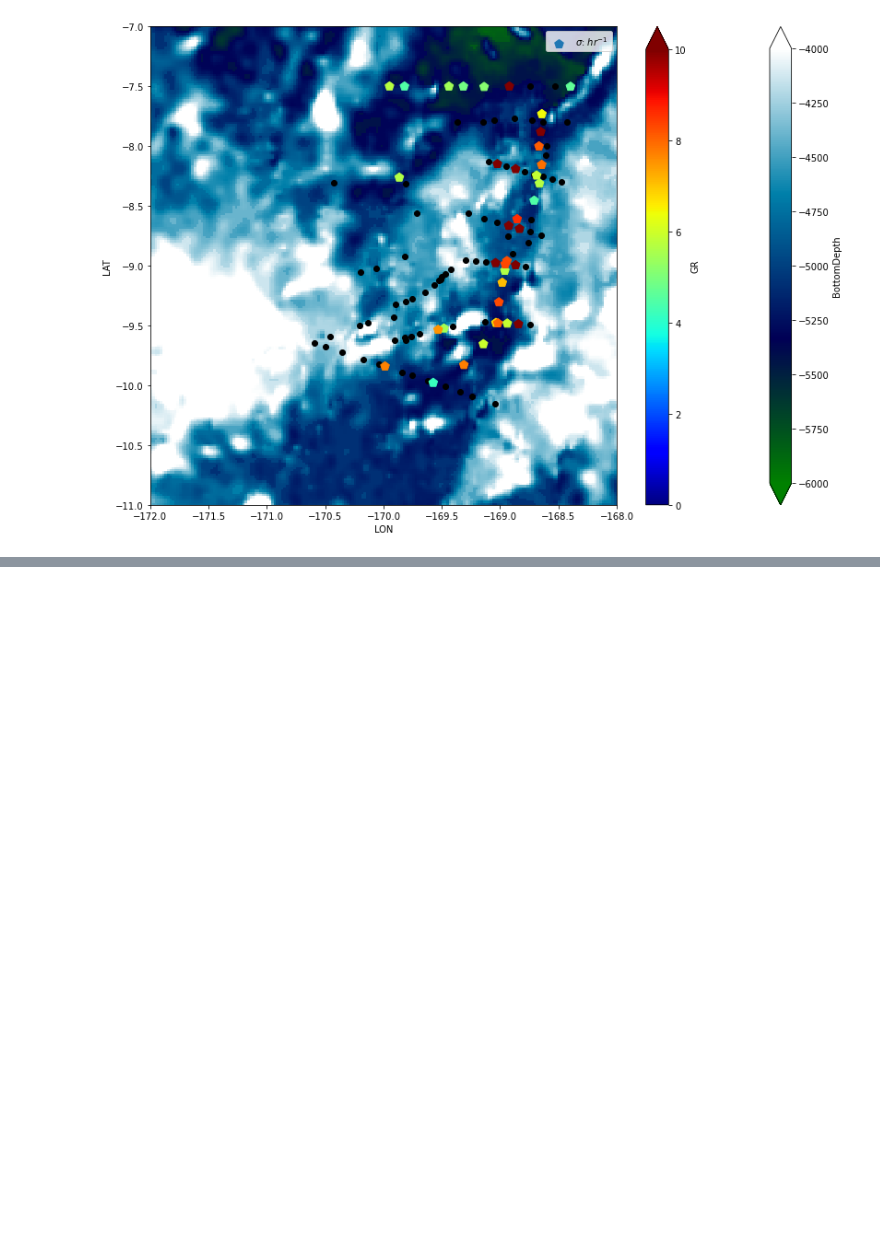
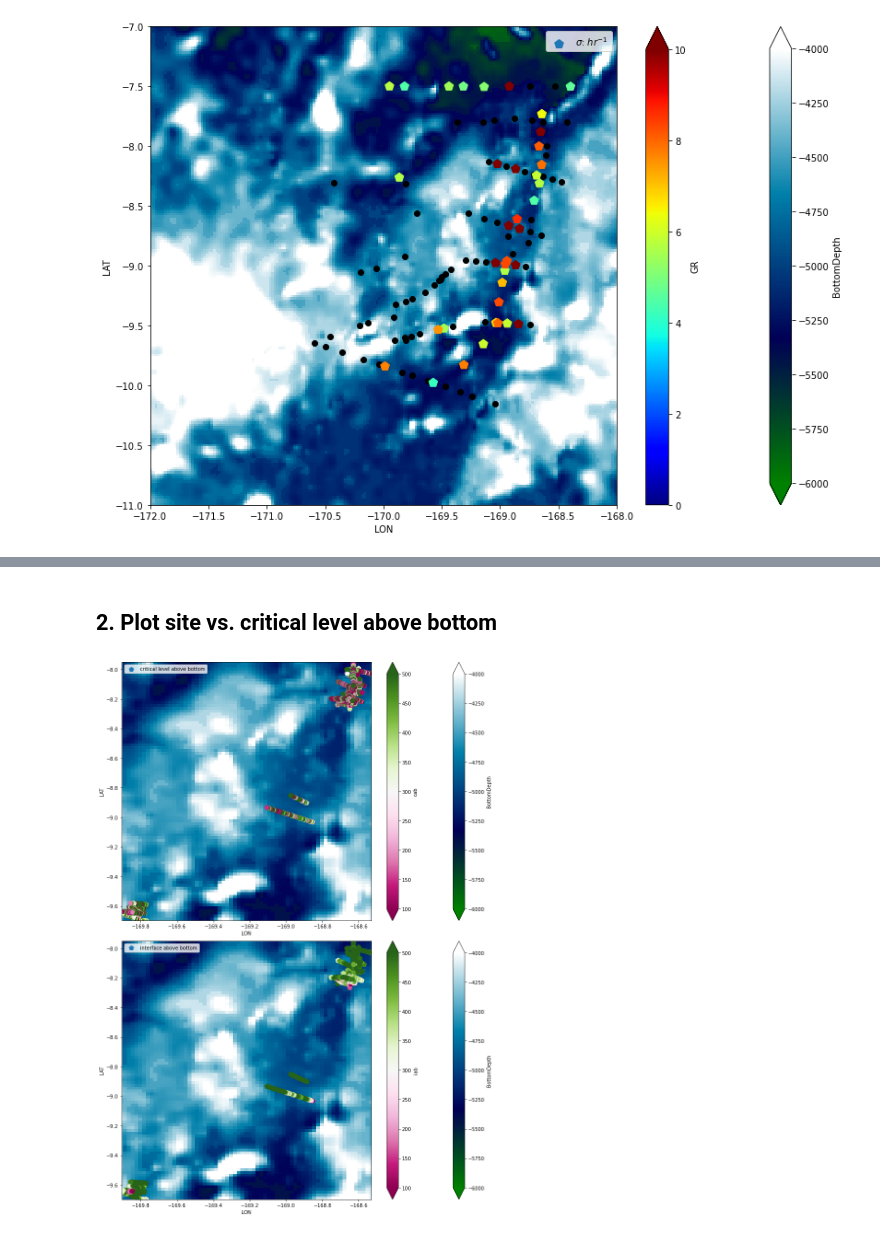
Before and after one commit to jessecusack/SP_taylor_goldstein, a Jupyter notebook: sp-tg/analysis/FGM.ipynb, the cells around one changed output, grey strips where cells are left out. Drawn from its saved outputs; the diff is of its cells as text; code cells hidden in the pictures; blank space fills up the shorter version.

```diff
--- a/sp-tg/analysis/FGM.ipynb
+++ b/sp-tg/analysis/FGM.ipynb
@@ -187,0 +297,19 @@ fig.tight_layout()
+# %% [markdown]
+## 2. Plot site vs. critical level above bottom
+# %%
+fig, ax =  plt.subplots(nrows=2, ncols=1, figsize=(12, 16))
+BottomDepth.plot(ax=ax[0], xlim=[FGM_towyo.LON.min(), FGM_towyo.LON.max()], ylim=[FGM_towyo.LAT.min(), FGM_towyo.LAT.max()], vmax=-4000, vmin=-6000, cmap=cm.ocean)
+FGM_towyo.plot.scatter(x='LON', y='LAT', c='k', ax=ax[0])
+FGM_towyo.plot.scatter(x='LON', y='LAT', hue='cab', marker='p', s=100, label='critical level above bottom',
+                             ax=ax[0], cmap=cm.PiYG, vmax=500, vmin=100, add_guide=True)
+ax[0].legend()
+
+BottomDepth.plot(ax=ax[1], xlim=[FGM_towyo.LON.min(), FGM_towyo.LON.max()], ylim=[FGM_towyo.LAT.min(), FGM_towyo.LAT.max()], vmax=-4000, vmin=-6000, cmap=cm.ocean)
+FGM_towyo.plot.scatter(x='LON', y='LAT', c='k', ax=ax[1])
+FGM_towyo.plot.scatter(x='LON', y='LAT', hue='iab', marker='p', s=100, label='interface above bottom',
+                             ax=ax[1], cmap=cm.PiYG, vmax=500, vmin=100, add_guide=True)
+ax[1].legend()
+
+fig.tight_layout()
+# %% [output]
+[figure, added]
```
Also changed, not shown: parts of 21 cells of this notebook, 1 other file.
